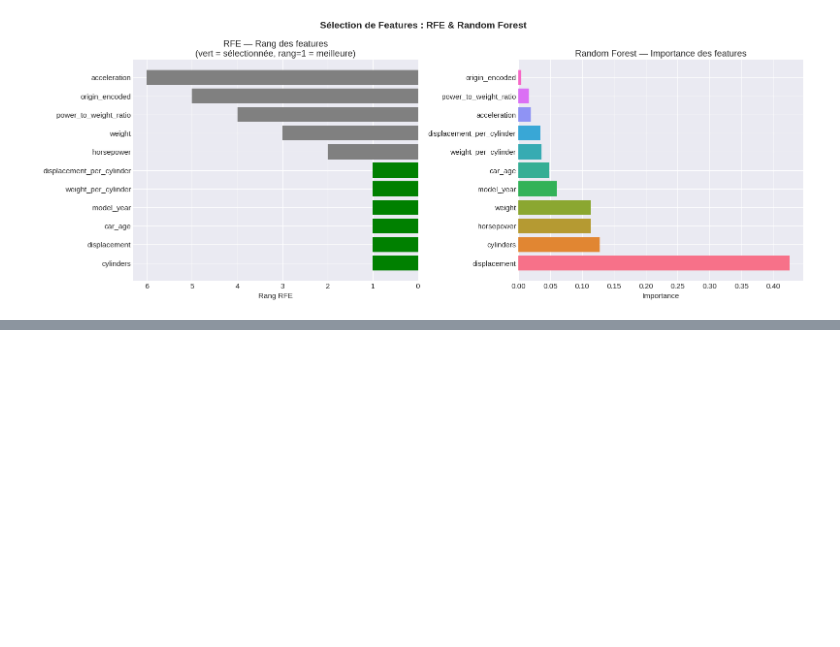
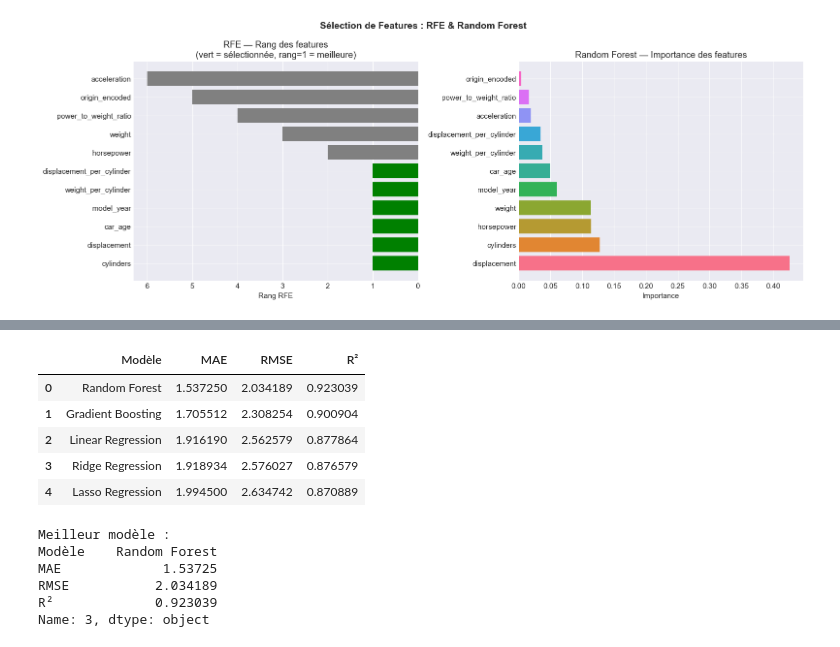
Before and after one commit to TAZIKenza/Auto_MPG_Analysis, a Jupyter notebook: Auto_MPG_Analysis.ipynb, the cells around one changed output, grey strips where cells are left out. Saved outputs shown, nothing was run; the diff lists cells and outputs as text; code cells hidden in the pictures; blank space fills up the shorter version.

```diff
--- a/Auto_MPG_Analysis.ipynb
+++ b/Auto_MPG_Analysis.ipynb
@@ -1164,0 +1328,28 @@ print(f"   ✅ RFE + RandomForest — {len(final_features)} features finales")
+# %%
+#Trier automatiquement le tableau
+results_df = results_df.sort_values(
+    by="R²",
+    ascending=False
+)
+
+results_df.reset_index(drop=True)
+# %% [output]
+|  | Modèle | MAE | RMSE | R² |
+| 0 | Random Forest | 1.537250 | 2.034189 | 0.923039 |
+| 1 | Gradient Boosting | 1.705512 | 2.308254 | 0.900904 |
+| 2 | Linear Regression | 1.916190 | 2.562579 | 0.877864 |
+| 3 | Ridge Regression | 1.918934 | 2.576027 | 0.876579 |
+| 4 | Lasso Regression | 1.994500 | 2.634742 | 0.870889 |
+# %%
+#Identifier automatiquement le meilleur modèle
+best_model = results_df.iloc[0]
+
+print("Meilleur modèle :")
+print(best_model)
+# %% [output]
+Meilleur modèle :
+Modèle    Random Forest
+MAE             1.53725
+RMSE           2.034189
+R²             0.923039
+Name: 3, dtype: object
```
Also changed, not shown: parts of 13 cells of this notebook, 5 other files.
